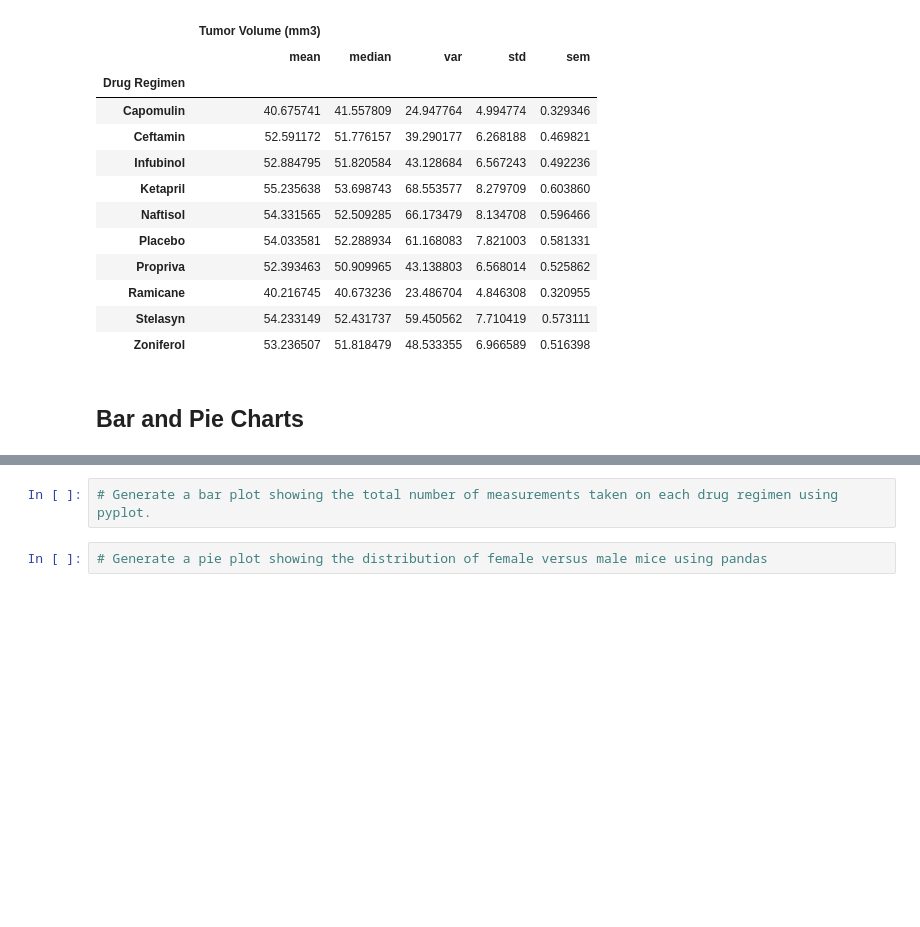
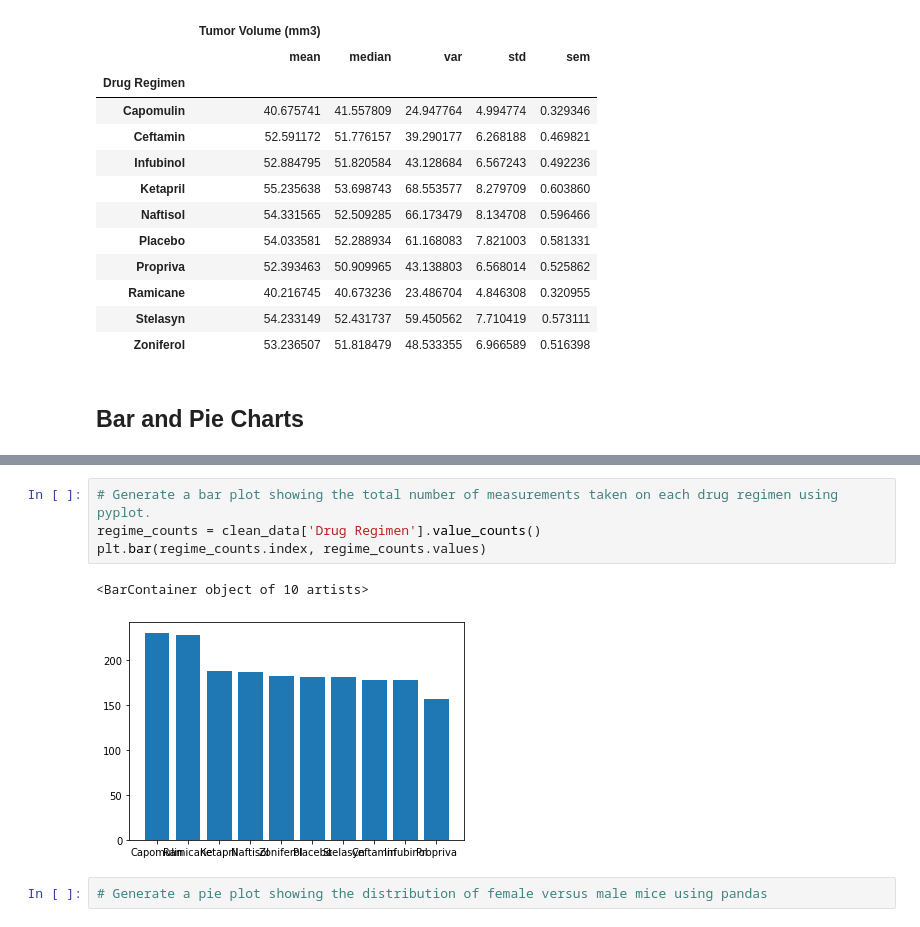
Before and after one commit to rperezme-data/DAB_H05_Matplotlib-challenge, a Jupyter notebook: Pymaceuticals/main.ipynb, the cells around one changed output, grey strips where cells are left out. Cells and saved outputs as stored; diff of their text form; blank space fills up the shorter version.

```diff
--- a/Pymaceuticals/main.ipynb
+++ b/Pymaceuticals/main.ipynb
@@ -159,5 +149,10 @@ Name: Drug Regimen, dtype: int64
 # %%
 # Generate a bar plot showing the total number of measurements taken on each drug regimen using pyplot.
+regime_counts = clean_data['Drug Regimen'].value_counts()
+plt.bar(regime_counts.index, regime_counts.values)
+# %% [output]
+<BarContainer object of 10 artists>
+[figure, added]
 # %%
 # Generate a pie plot showing the distribution of female versus male mice using pandas
 # %%
```
Also changed, not shown: parts of 2 cells of this notebook.
